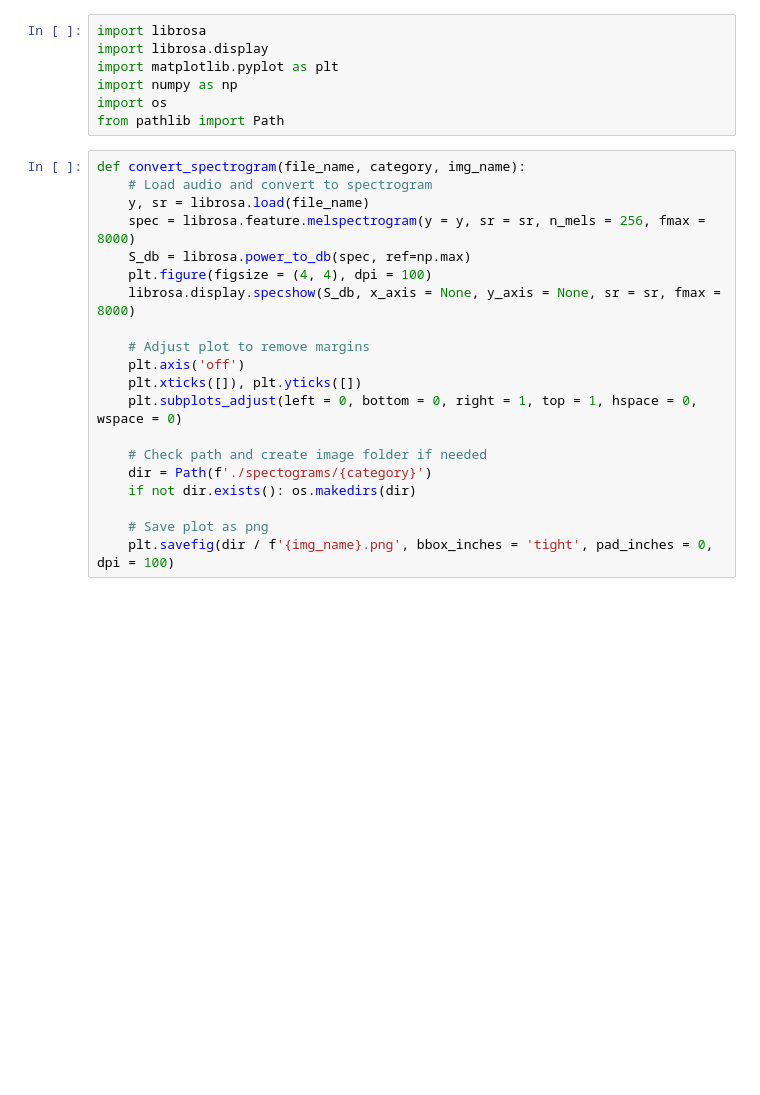
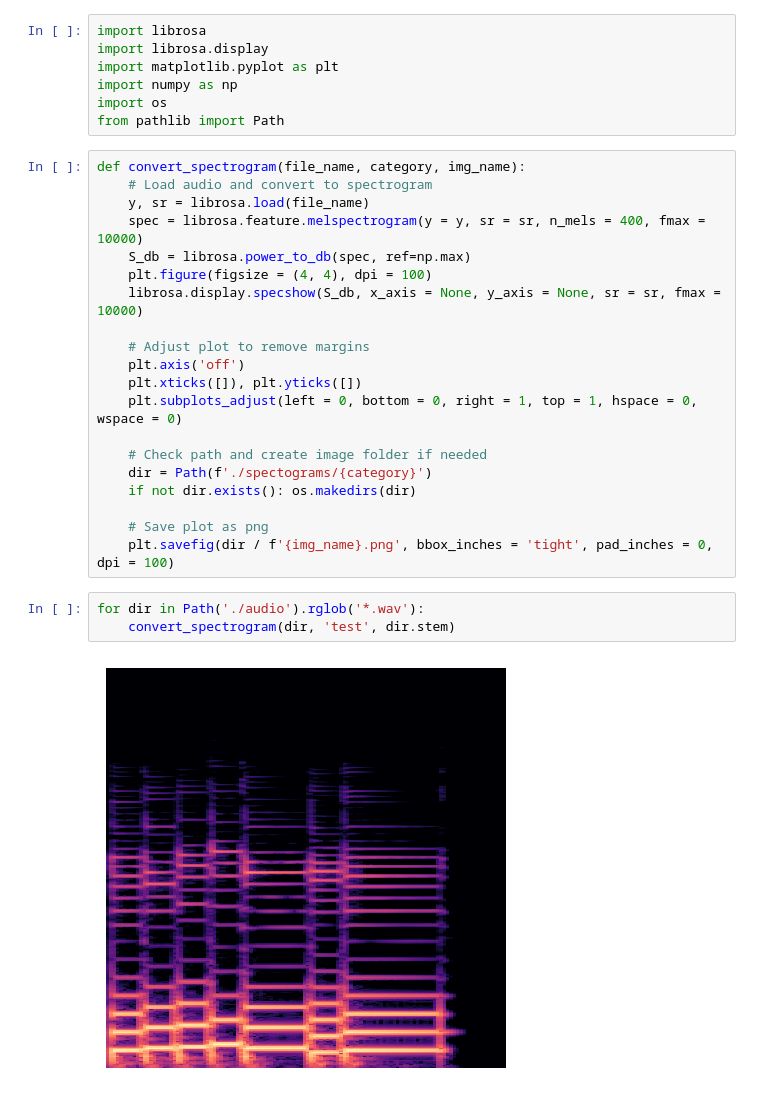
Before and after one commit to tastyyyy/DA-Final, a Jupyter notebook: spectrogram_converter.ipynb, the cells around one changed output. Cells and saved outputs as stored; diff of their text form; blank space fills up the shorter version.

Commit message:
converted test audio

```diff
--- a/spectrogram_converter.ipynb
+++ b/spectrogram_converter.ipynb
@@ -9,10 +9,10 @@ from pathlib import Path
 def convert_spectrogram(file_name, category, img_name):
     # Load audio and convert to spectrogram
     y, sr = librosa.load(file_name)
-    spec = librosa.feature.melspectrogram(y = y, sr = sr, n_mels = 256, fmax = 8000)
+    spec = librosa.feature.melspectrogram(y = y, sr = sr, n_mels = 400, fmax = 10000)
     S_db = librosa.power_to_db(spec, ref=np.max)
     plt.figure(figsize = (4, 4), dpi = 100)
-    librosa.display.specshow(S_db, x_axis = None, y_axis = None, sr = sr, fmax = 8000)
+    librosa.display.specshow(S_db, x_axis = None, y_axis = None, sr = sr, fmax = 10000)
 
     # Adjust plot to remove margins
     plt.axis('off')
@@ -25,3 +25,8 @@ def convert_spectrogram(file_name, category, img_name):
 
     # Save plot as png
     plt.savefig(dir / f'{img_name}.png', bbox_inches = 'tight', pad_inches = 0, dpi = 100)
+# %%
+for dir in Path('./audio').rglob('*.wav'):
+    convert_spectrogram(dir, 'test', dir.stem)
+# %% [output]
+[figure, added]
```
Also changed, not shown: parts of 1 cell of this notebook, 12 other files.
